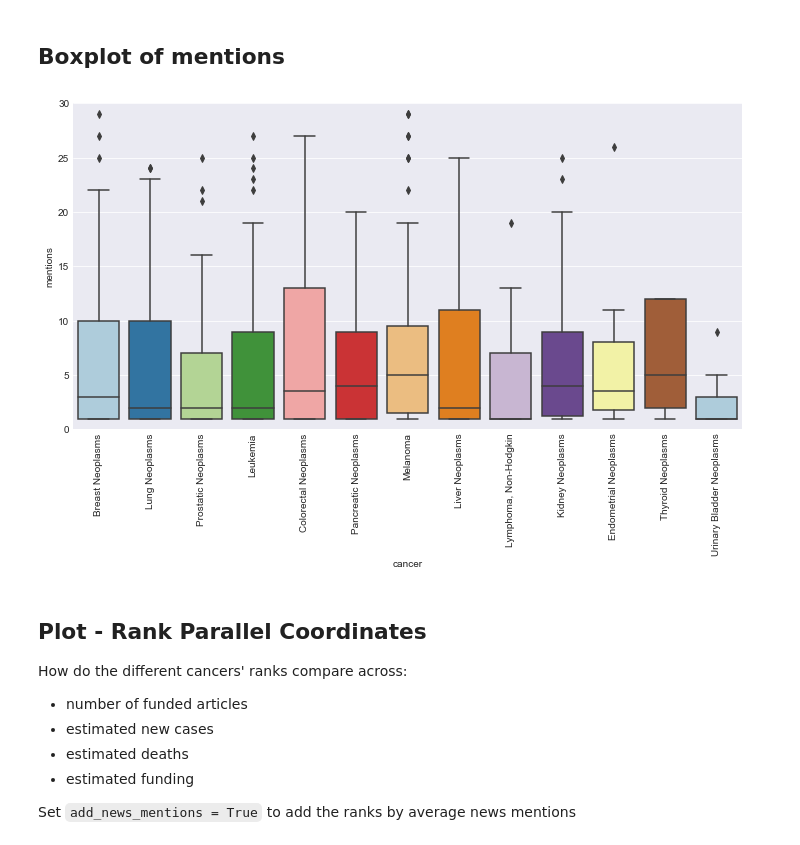
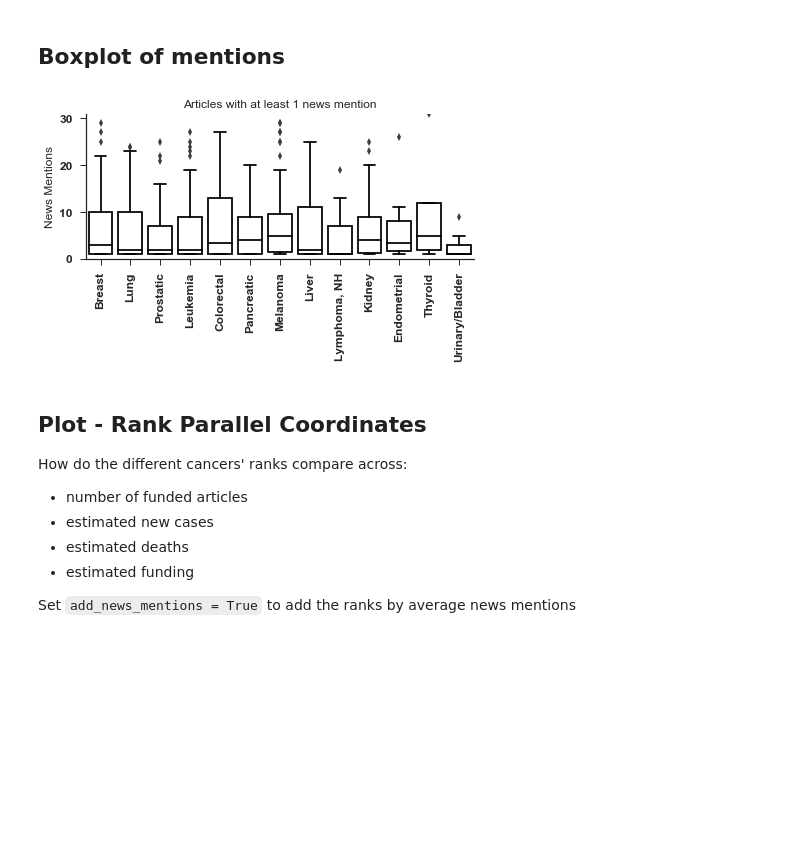
Before and after one commit to ScholCommLab/cancer-news, a Jupyter notebook: plots.ipynb, the cells around one changed output. Saved outputs shown, nothing was run; the diff lists cells and outputs as text; code cells hidden in the pictures; blank space fills up the shorter version.

```diff
--- a/plots.ipynb
+++ b/plots.ipynb
@@ -11,8 +10,0 @@ import matplotlib.ticker as plticker
-# %%
-# Set global plotting options
-
-sns.set_style("darkgrid")
-cp = sns.color_palette("Paired", 13)
-cm = ListedColormap(cp)
-
-plt.rcParams["figure.figsize"] = (12,6)
@@ -50,8 +73,0 @@ ave_mentions = df.mean()
-# %%
-pdf = df.melt(value_name="mentions", var_name="cancer").dropna()
-
-sns.boxplot(x="cancer", y="mentions", data=pdf, palette=cp)
-plt.ylim(0,30);
-plt.xticks(rotation=90);
-# %% [output]
-[figure, removed]
@@ -58,3 +86,32 @@ plt.xticks(rotation=90);
+# %%
+title = "Articles with at least 1 news mention"
+ylabel = "News Mentions"
+
+figsize = (6.4, 4)
+fig, ax = plt.subplots(figsize=figsize)
+sns.boxplot(x="cancer", y="mentions", data=pdf, palette=cp, ax=ax)
+
+# Scale and ticks
+plt.ylim(0,y_max);
+plt.xticks(rotation=90);
+
+# Hide the right and top spines
+ax.spines['right'].set_visible(False)
+ax.spines['top'].set_visible(False)
+
+plt.setp(ax.artists, edgecolor = 'k', facecolor='w')
+plt.setp(ax.lines, color='k')
+
+# Set labels
+ax.set_title(title)
+ax.xaxis.label.set_visible(False)
+ax.set_ylabel(ylabel)
+
+# Savefig
+plt.tight_layout()
+fig.savefig("boxplots.png", dpi=300)
+# %% [output]
+[figure, added]
 # %% [markdown]
 ## Plot - Rank Parallel Coordinates
 
```
Also changed, not shown: parts of 14 cells of this notebook.
